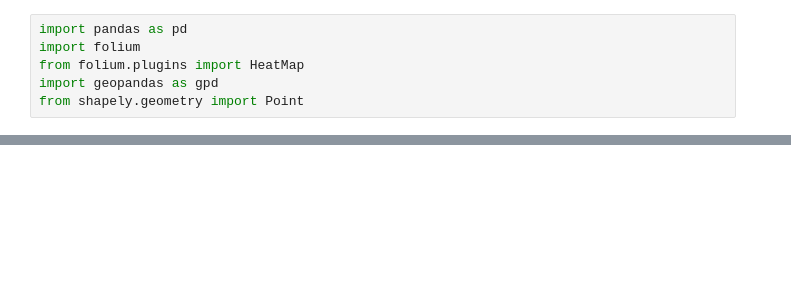
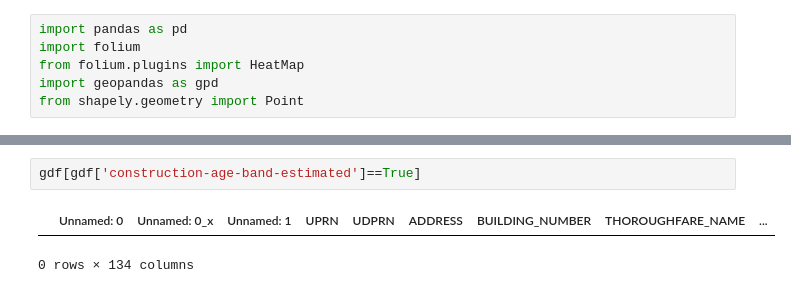
Before and after one commit to spencer84/Chester-Data-Analytics, a Jupyter notebook: Construction Age Band - Visualisation.ipynb, the cells around one changed output, grey strips where cells are left out. Drawn from its saved outputs; the diff is of its cells as text; blank space fills up the shorter version.

```diff
--- a/Construction Age Band - Visualisation.ipynb
+++ b/Construction Age Band - Visualisation.ipynb
@@ -50,0 +61,5 @@ hmap.add_child(hm_wide)
+# %%
+gdf[gdf['construction-age-band-estimated']==True]
+# %% [output]
+|  | Unnamed: 0 | Unnamed: 0_x | Unnamed: 1 | UPRN | UDPRN | ADDRESS | BUILDING_NUMBER | THOROUGHFARE_NAME | ... |
+0 rows × 134 columns
```
Also changed, not shown: parts of 7 cells of this notebook, 1 other file.
